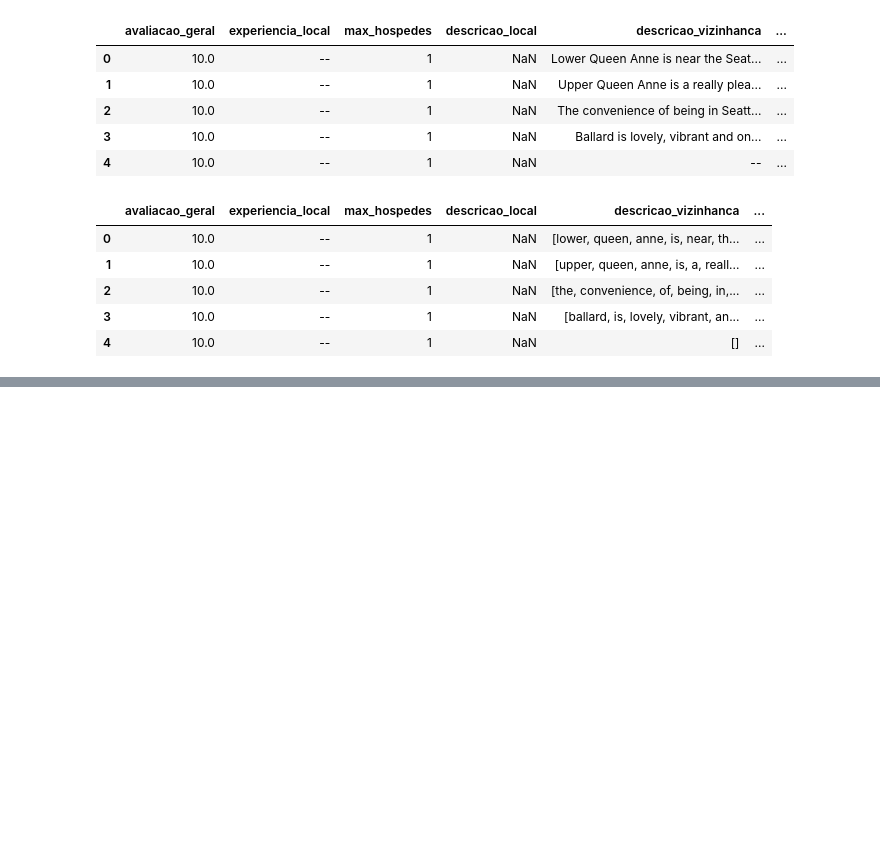
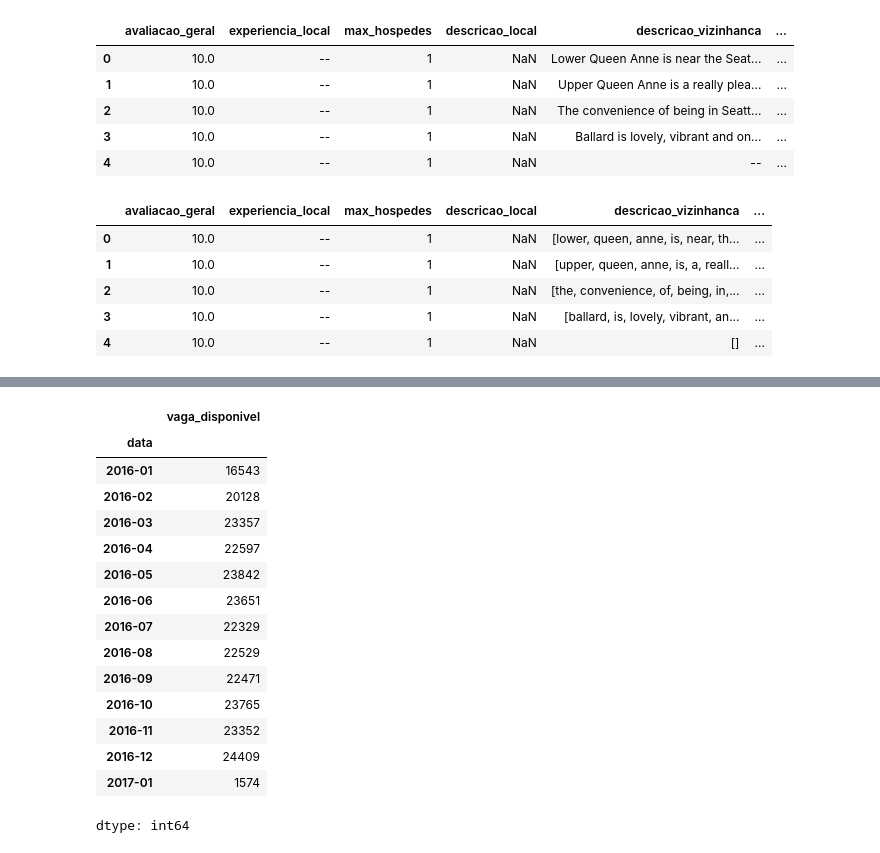
Before and after one commit to PalomaPaulaRibeiro/Projeto-transforma-o, a Jupyter notebook: Projeto_transformacaoipynb.ipynb, the cells around one changed output, grey strips where cells are left out. Drawn from its saved outputs; the diff is of its cells as text; code cells hidden in the pictures; blank space fills up the shorter version.

```diff
--- a/Projeto_transformacaoipynb.ipynb
+++ b/Projeto_transformacaoipynb.ipynb
@@ -287,0 +354,20 @@ dados.head()
+# %%
+subset = dt_data.groupby(dt_data['data'].dt.strftime('%Y-%m'))['vaga_disponivel'].sum()
+subset
+# %% [output]
+|  | vaga_disponivel |
+| data |  |
+| 2016-01 | 16543 |
+| 2016-02 | 20128 |
+| 2016-03 | 23357 |
+| 2016-04 | 22597 |
+| 2016-05 | 23842 |
+| 2016-06 | 23651 |
+| 2016-07 | 22329 |
+| 2016-08 | 22529 |
+| 2016-09 | 22471 |
+| 2016-10 | 23765 |
+| 2016-11 | 23352 |
+| 2016-12 | 24409 |
+| 2017-01 | 1574 |
+dtype: int64
```
Also changed, not shown: parts of 6 cells of this notebook.
